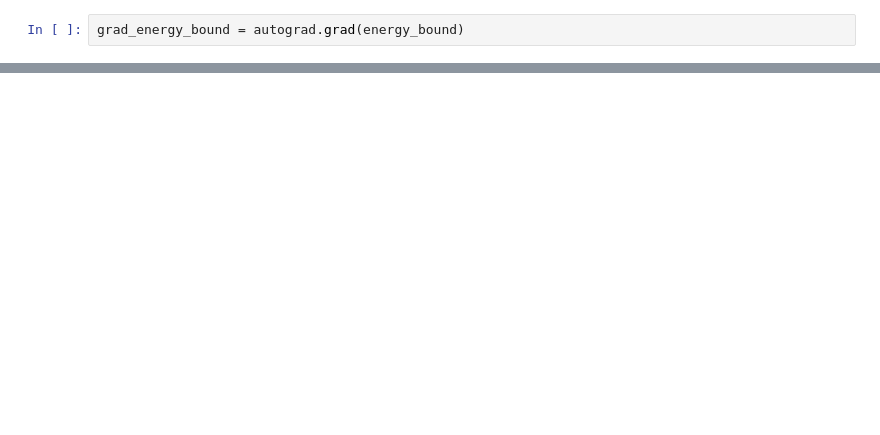
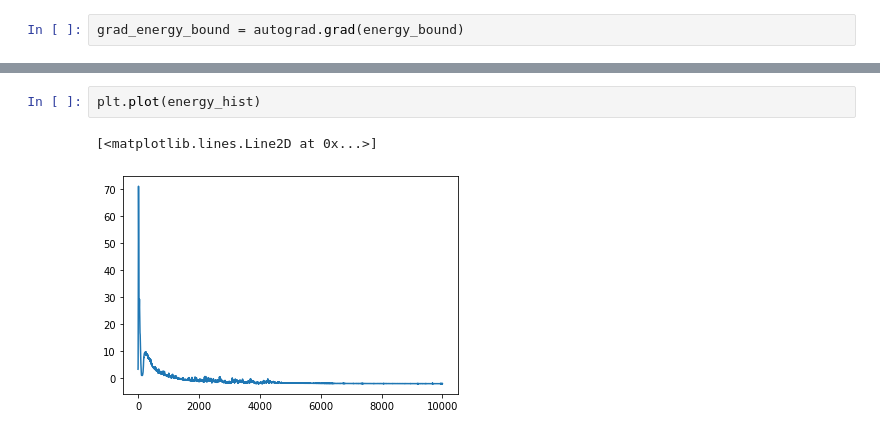
Before and after one commit to CoopLo/normalizingflows, a Jupyter notebook: flows2.ipynb, the cells around one changed output, grey strips where cells are left out. Cells and saved outputs as stored; diff of their text form; blank space fills up the shorter version.

```diff
--- a/flows2.ipynb
+++ b/flows2.ipynb
@@ -133,3 +153,8 @@ for i in tqdm(range(m)):
+# %%
+plt.plot(energy_hist)
+# %% [output]
+[<matplotlib.lines.Line2D at 0x...>]
+[figure, added]
 # %%
 plt.plot(joint_hist, label='joint')
 plt.plot(flow_hist, label='flow')
```
Also changed, not shown: parts of 13 cells of this notebook.
